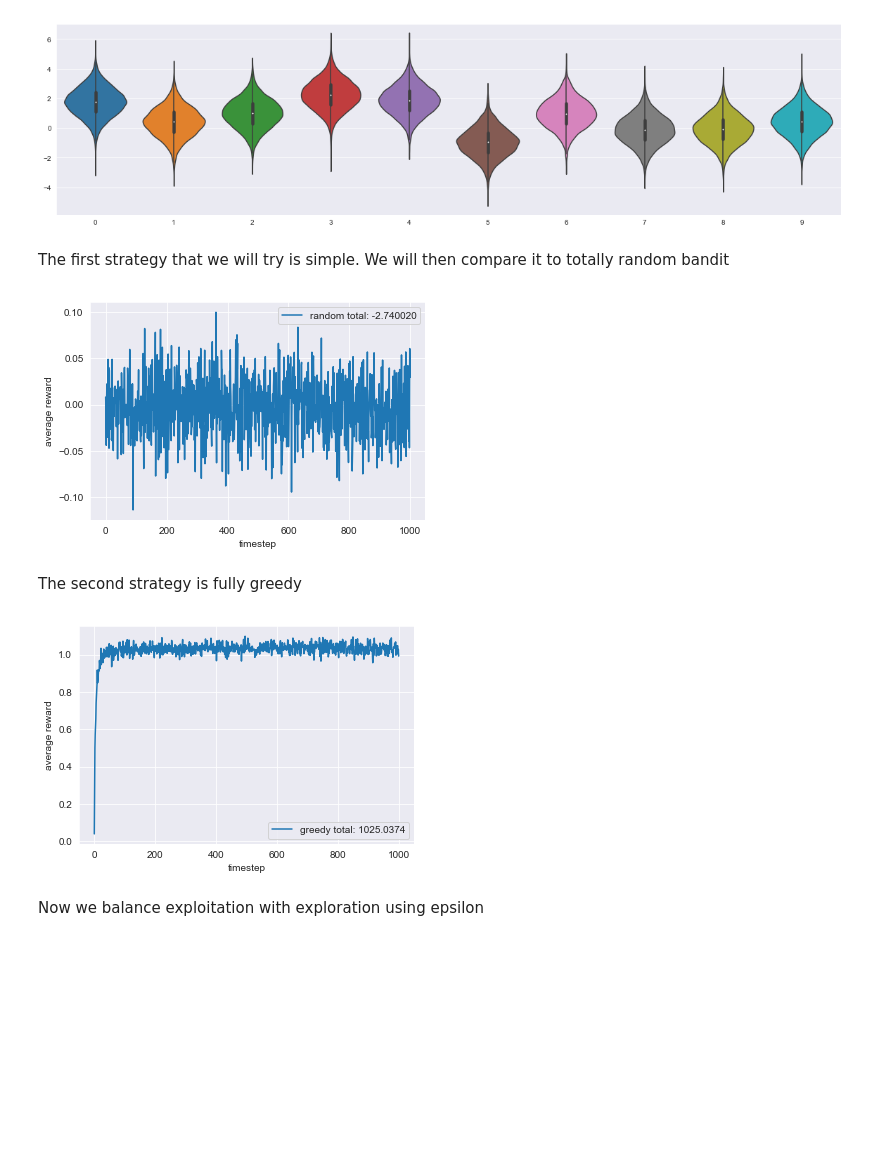
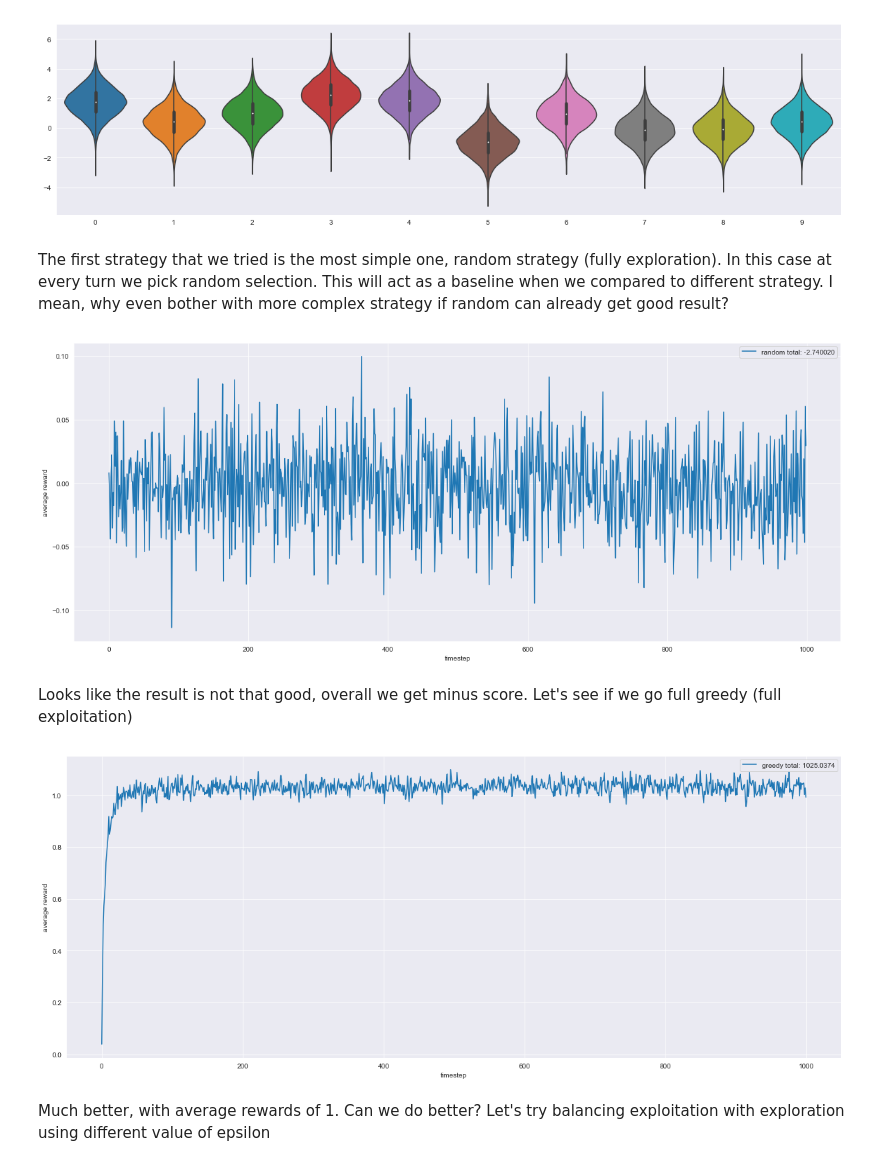
Before and after one commit to mitbal/sidu, a Jupyter notebook: bandit.ipynb, the cells around one changed output. Saved outputs shown, nothing was run; the diff lists cells and outputs as text; code cells hidden in the pictures; blank space fills up the shorter version.

```diff
--- a/bandit.ipynb
+++ b/bandit.ipynb
@@ -53,6 +54,3 @@ df = pd.DataFrame(samples.transpose())
 sns.violinplot(data=df);
 # %% [output]
 [figure]
-# %% [markdown]
-
-The first strategy that we will try is simple. We will then compare it to totally random bandit
@@ -104,17 +102,21 @@ def plot(rewards, label):
+# %% [markdown]
+The first strategy that we tried is the most simple one, random strategy (fully exploration). In this case at every turn we pick random selection. This will act as a baseline when we compared to different strategy. I mean, why even bother with more complex strategy if random can already get good result?
 # %%
-bandit1 = GreedyBandit(1)
-reward1 = simulate(qstars, bandit1, 1000)
-plot(reward1, 'random')
+plt.rcParams['figure.figsize'] = (20, 8)
+
+random_bandit = GreedyBandit(1)
+random_reward = simulate(qstars, random_bandit, 1000)
+plot(random_reward, 'random')
 # %% [output]
-[figure, old version]
+[figure, new version]
-# %% [markdown]
-The second strategy is fully greedy
+# %% [markdown]
+Looks like the result is not that good, overall we get minus score. Let's see if we go full greedy (full exploitation)
 # %%
-bandit2 = GreedyBandit(0)
-reward2 = simulate(qstars, bandit2, 1000)
-plot(reward2, 'greedy')
+full_greedy_bandit = GreedyBandit(0)
+full_greedy_reward = simulate(qstars, full_greedy_bandit, 1000)
+plot(full_greedy_reward, 'greedy')
 # %% [output]
-[figure, old version]
+[figure, new version]
-# %% [markdown]
-Now we balance exploitation with exploration using epsilon
+# %% [markdown]
+Much better, with average rewards of 1. Can we do better? Let's try balancing exploitation with exploration using different value of epsilon
 # %%
```
Also changed, not shown: parts of 16 cells of this notebook.
